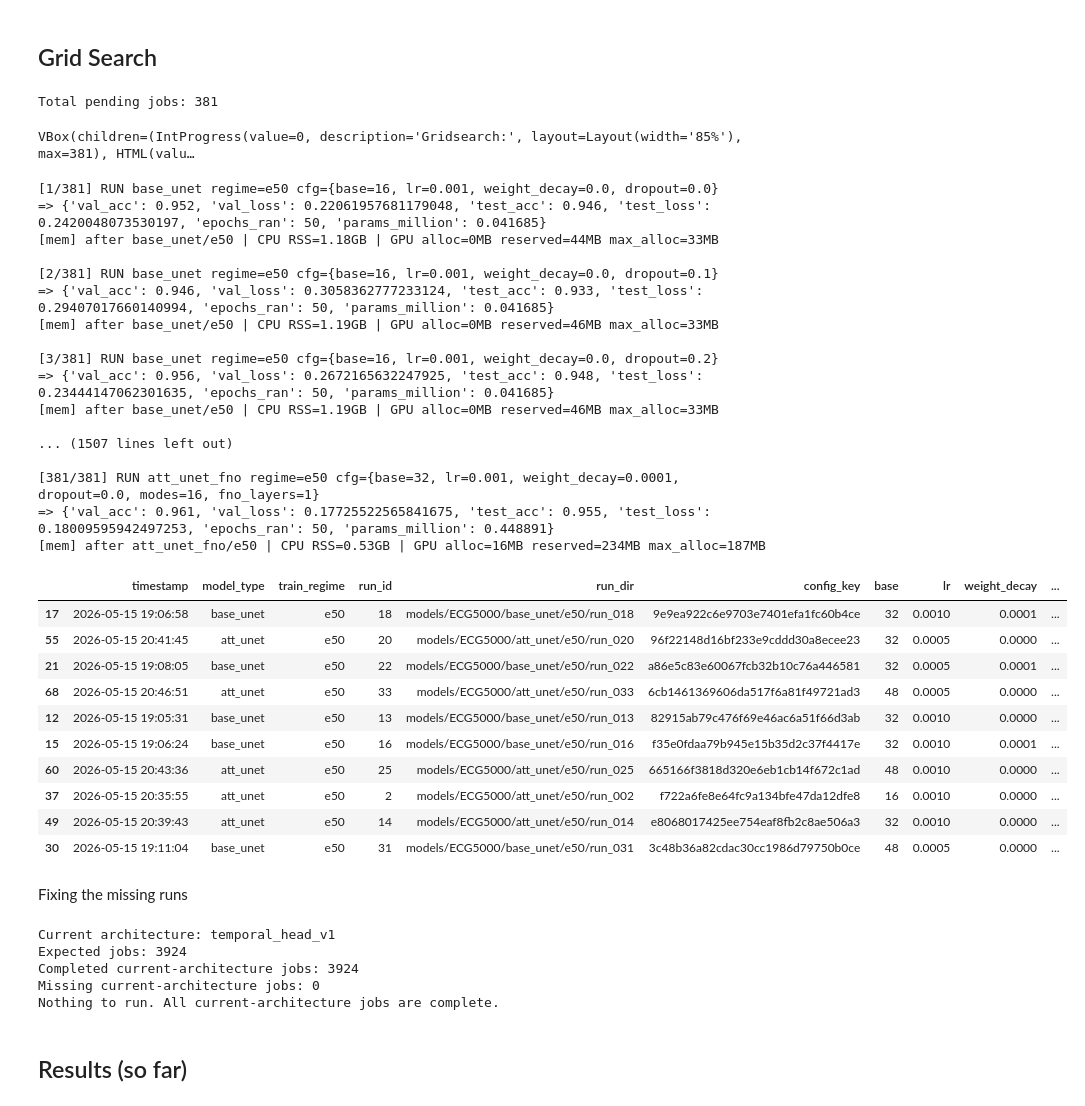
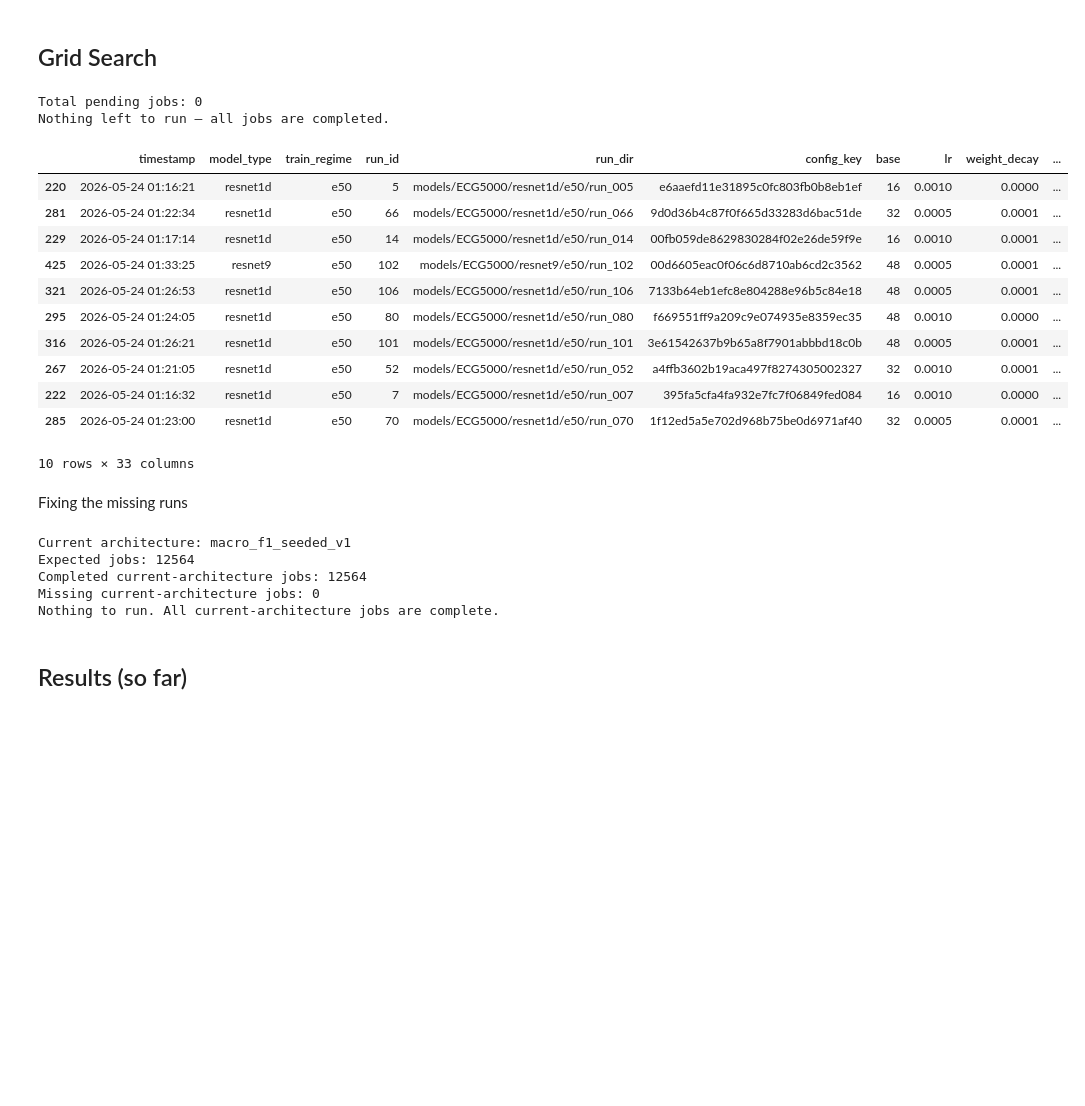
Before and after one commit to Hontika/Applying_Fourier_Neural_Operators_to_ECG_Time-Series_Classification, a Jupyter notebook: Pipeline.ipynb, the cells around one changed output. Drawn from its saved outputs; the diff is of its cells as text; code cells hidden in the pictures; blank space fills up the shorter version.

```diff
--- a/Pipeline.ipynb
+++ b/Pipeline.ipynb
@@ -2110,7 +2251,7 @@ def run_global_queue_with_eta():
         "base_unet","unet_fno","att_unet","att_unet_fno",
         "resnet1d",
         "resnet9","cf_resnet9","fno_resnet9",
-        "spec_cnn","spec_cnn_fno","spec_vit"
+        "spec_cnn","spec_cnn_fno","spec_vit","spec_vit_fno"
     ]
 
     regimes = list(REGIMES)
@@ -2135,7 +2276,8 @@ def run_global_queue_with_eta():
         print("Nothing left to run — all jobs are completed.")
         if LEADERBOARD_PATH.exists():
             df = pd.read_csv(LEADERBOARD_PATH, engine="python", on_bad_lines="skip")
-            display(df.sort_values("test_acc", ascending=False).head(10))
+            sort_metric = "val_macro_f1" if "val_macro_f1" in df.columns else "test_acc"
+            display(df.sort_values(sort_metric, ascending=False).head(10))
         return
 
     update = make_overall_progress(total_to_run)
@@ -2167,85 +2309,75 @@ def run_global_queue_with_eta():
         print("=>", met)
         mem_report(f"after {mt}/{cfg['train_regime']}")
 
         # Update after run
         elapsed = time.time() - start_time
         avg = elapsed / done
         remaining = total_to_run - done
         eta_sec = remaining * avg
         update(
             done,
             (
                 f"<i>Running…</i><br>"
                 f"Elapsed: <b>{fmt_seconds(elapsed)}</b> | "
                 f"Avg/run: <b>{fmt_seconds(avg)}</b> | "
                 f"ETA: <b>{fmt_seconds(eta_sec)}</b>"
             )
         )
 
     elapsed_total = time.time() - start_time
     update(
         total_to_run,
         f"<b>All runs complete ✅</b><br>Total time: <b>{fmt_seconds(elapsed_total)}</b>"
     )
 
     # Optional summary
     if LEADERBOARD_PATH.exists():
         df = pd.read_csv(LEADERBOARD_PATH, engine="python", on_bad_lines="skip")
-        display(df.sort_values("test_acc", ascending=False).head(10))
+        sort_metric = "val_macro_f1" if "val_macro_f1" in df.columns else "test_acc"
+        display(df.sort_values(sort_metric, ascending=False).head(10))
 
 
-# Call this in the notebook to run/resume:
-run_global_queue_with_eta()
+# Set this to True when you are ready to launch/resume the full training queue.
+RUN_GRID_SEARCH = True
+
+if RUN_GRID_SEARCH:
+    run_global_queue_with_eta()
+else:
+    print("RUN_GRID_SEARCH=False; set it to True when you are ready to launch/resume training.")
 # %% [output]
-Total pending jobs: 381
+Total pending jobs: 0
+Nothing left to run — all jobs are completed.
+|  | timestamp | model_type | train_regime | run_id | run_dir | config_key | base | lr | weight_decay | ... |
+| 220 | 2026-05-24 01:16:21 | resnet1d | e50 | 5 | models/ECG5000/resnet1d/e50/run_005 | e6aaefd11e31895c0fc803fb0b8eb1ef | 16 | 0.0010 | 0.0000 | ... |
+| 281 | 2026-05-24 01:22:34 | resnet1d | e50 | 66 | models/ECG5000/resnet1d/e50/run_066 | 9d0d36b4c87f0f665d33283d6bac51de | 32 | 0.0005 | 0.0001 | ... |
+| 229 | 2026-05-24 01:17:14 | resnet1d | e50 | 14 | models/ECG5000/resnet1d/e50/run_014 | 00fb059de8629830284f02e26de59f9e | 16 | 0.0010 | 0.0001 | ... |
+| 425 | 2026-05-24 01:33:25 | resnet9 | e50 | 102 | models/ECG5000/resnet9/e50/run_102 | 00d6605eac0f06c6d8710ab6cd2c3562 | 48 | 0.0005 | 0.0001 | ... |
+| 321 | 2026-05-24 01:26:53 | resnet1d | e50 | 106 | models/ECG5000/resnet1d/e50/run_106 | 7133b64eb1efc8e804288e96b5c84e18 | 48 | 0.0005 | 0.0001 | ... |
+| 295 | 2026-05-24 01:24:05 | resnet1d | e50 | 80 | models/ECG5000/resnet1d/e50/run_080 | f669551ff9a209c9e074935e8359ec35 | 48 | 0.0010 | 0.0000 | ... |
+| 316 | 2026-05-24 01:26:21 | resnet1d | e50 | 101 | models/ECG5000/resnet1d/e50/run_101 | 3e61542637b9b65a8f7901abbbd18c0b | 48 | 0.0005 | 0.0001 | ... |
+| 267 | 2026-05-24 01:21:05 | resnet1d | e50 | 52 | models/ECG5000/resnet1d/e50/run_052 | a4ffb3602b19aca497f8274305002327 | 32 | 0.0010 | 0.0001 | ... |
+| 222 | 2026-05-24 01:16:32 | resnet1d | e50 | 7 | models/ECG5000/resnet1d/e50/run_007 | 395fa5cfa4fa932e7fc7f06849fed084 | 16 | 0.0010 | 0.0000 | ... |
+| 285 | 2026-05-24 01:23:00 | resnet1d | e50 | 70 | models/ECG5000/resnet1d/e50/run_070 | 1f12ed5a5e702d968b75be0d6971af40 | 32 | 0.0005 | 0.0001 | ... |
-VBox(children=(IntProgress(value=0, description='Gridsearch:', layout=Layout(width='85%'), max=381), HTML(valu…
+10 rows × 33 columns
-[1/381] RUN base_unet regime=e50 cfg={base=16, lr=0.001, weight_decay=0.0, dropout=0.0}
-=> {'val_acc': 0.952, 'val_loss': 0.22061957681179048, 'test_acc': 0.946, 'test_loss': 0.2420048073530197, 'epochs_ran': 50, 'params_million': 0.041685}
-[mem] after base_unet/e50 | CPU RSS=1.18GB | GPU alloc=0MB reserved=44MB max_alloc=33MB
-
-[2/381] RUN base_unet regime=e50 cfg={base=16, lr=0.001, weight_decay=0.0, dropout=0.1}
-=> {'val_acc': 0.946, 'val_loss': 0.3058362777233124, 'test_acc': 0.933, 'test_loss': 0.29407017660140994, 'epochs_ran': 50, 'params_million': 0.041685}
-[mem] after base_unet/e50 | CPU RSS=1.19GB | GPU alloc=0MB reserved=46MB max_alloc=33MB
-
-[3/381] RUN base_unet regime=e50 cfg={base=16, lr=0.001, weight_decay=0.0, dropout=0.2}
-=> {'val_acc': 0.956, 'val_loss': 0.2672165632247925, 'test_acc': 0.948, 'test_loss': 0.23444147062301635, 'epochs_ran': 50, 'params_million': 0.041685}
-[mem] after base_unet/e50 | CPU RSS=1.19GB | GPU alloc=0MB reserved=46MB max_alloc=33MB
-
-... (1507 lines left out)
-
-[381/381] RUN att_unet_fno regime=e50 cfg={base=32, lr=0.001, weight_decay=0.0001, dropout=0.0, modes=16, fno_layers=1}
-=> {'val_acc': 0.961, 'val_loss': 0.17725522565841675, 'test_acc': 0.955, 'test_loss': 0.18009595942497253, 'epochs_ran': 50, 'params_million': 0.448891}
-[mem] after att_unet_fno/e50 | CPU RSS=0.53GB | GPU alloc=16MB reserved=234MB max_alloc=187MB
-|  | timestamp | model_type | train_regime | run_id | run_dir | config_key | base | lr | weight_decay | ... |
-| 17 | 2026-05-15 19:06:58 | base_unet | e50 | 18 | models/ECG5000/base_unet/e50/run_018 | 9e9ea922c6e9703e7401efa1fc60b4ce | 32 | 0.0010 | 0.0001 | ... |
-| 55 | 2026-05-15 20:41:45 | att_unet | e50 | 20 | models/ECG5000/att_unet/e50/run_020 | 96f22148d16bf233e9cddd30a8ecee23 | 32 | 0.0005 | 0.0000 | ... |
-| 21 | 2026-05-15 19:08:05 | base_unet | e50 | 22 | models/ECG5000/base_unet/e50/run_022 | a86e5c83e60067fcb32b10c76a446581 | 32 | 0.0005 | 0.0001 | ... |
-| 68 | 2026-05-15 20:46:51 | att_unet | e50 | 33 | models/ECG5000/att_unet/e50/run_033 | 6cb1461369606da517f6a81f49721ad3 | 48 | 0.0005 | 0.0000 | ... |
-| 12 | 2026-05-15 19:05:31 | base_unet | e50 | 13 | models/ECG5000/base_unet/e50/run_013 | 82915ab79c476f69e46ac6a51f66d3ab | 32 | 0.0010 | 0.0000 | ... |
-| 15 | 2026-05-15 19:06:24 | base_unet | e50 | 16 | models/ECG5000/base_unet/e50/run_016 | f35e0fdaa79b945e15b35d2c37f4417e | 32 | 0.0010 | 0.0001 | ... |
-| 60 | 2026-05-15 20:43:36 | att_unet | e50 | 25 | models/ECG5000/att_unet/e50/run_025 | 665166f3818d320e6eb1cb14f672c1ad | 48 | 0.0010 | 0.0000 | ... |
-| 37 | 2026-05-15 20:35:55 | att_unet | e50 | 2 | models/ECG5000/att_unet/e50/run_002 | f722a6fe8e64fc9a134bfe47da12dfe8 | 16 | 0.0010 | 0.0000 | ... |
-| 49 | 2026-05-15 20:39:43 | att_unet | e50 | 14 | models/ECG5000/att_unet/e50/run_014 | e8068017425ee754eaf8fb2c8ae506a3 | 32 | 0.0010 | 0.0000 | ... |
-| 30 | 2026-05-15 19:11:04 | base_unet | e50 | 31 | models/ECG5000/base_unet/e50/run_031 | 3c48b36a82cdac30cc1986d79750b0ce | 48 | 0.0005 | 0.0000 | ... |
 # %% [markdown]
 Fixing the missing runs
 # %%
 # ===========================================================
 # Run missing current-architecture jobs only
-#   Use this when old/legacy runs exist but some temporal_head_v1 jobs are missing.
+#   Use this when old/legacy runs exist but some macro_f1_seeded_v1 jobs are missing.
 #   Dynamic: compares expected grid jobs against completed filesystem configs.
 # ===========================================================
 
 from collections import Counter
 import time
 
-RUN_MISSING_JOBS = True
+RUN_MISSING_JOBS = False
 MAX_MISSING_JOBS = None  # Set to an int for a small test batch, e.g. 5
 
 MISSING_JOB_FAMILY_ORDER = [
     "base_unet", "unet_fno", "att_unet", "att_unet_fno",
     "resnet1d", "resnet9", "cf_resnet9", "fno_resnet9",
-    "spec_cnn", "spec_cnn_fno", "spec_vit",
+    "spec_cnn", "spec_cnn_fno", "spec_vit", "spec_vit_fno",
 ]
 
 required_helpers = [
@@ -2304,9 +2436,9 @@ else:
     print("\nFinished missing-job runner.")
     print("Re-run this cell if execution was interrupted; it will only pick up remaining missing jobs.")
 # %% [output]
-Current architecture: temporal_head_v1
-Expected jobs: 3924
-Completed current-architecture jobs: 3924
+Current architecture: macro_f1_seeded_v1
+Expected jobs: 12564
+Completed current-architecture jobs: 12564
 Missing current-architecture jobs: 0
 Nothing to run. All current-architecture jobs are complete.
 # %% [markdown]
```
Also changed, not shown: parts of 18 cells of this notebook, 36 other files.
